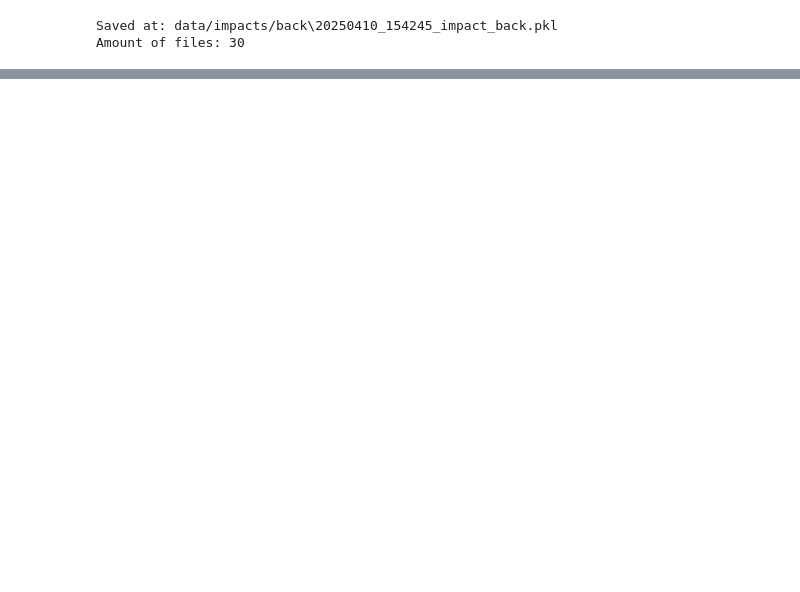
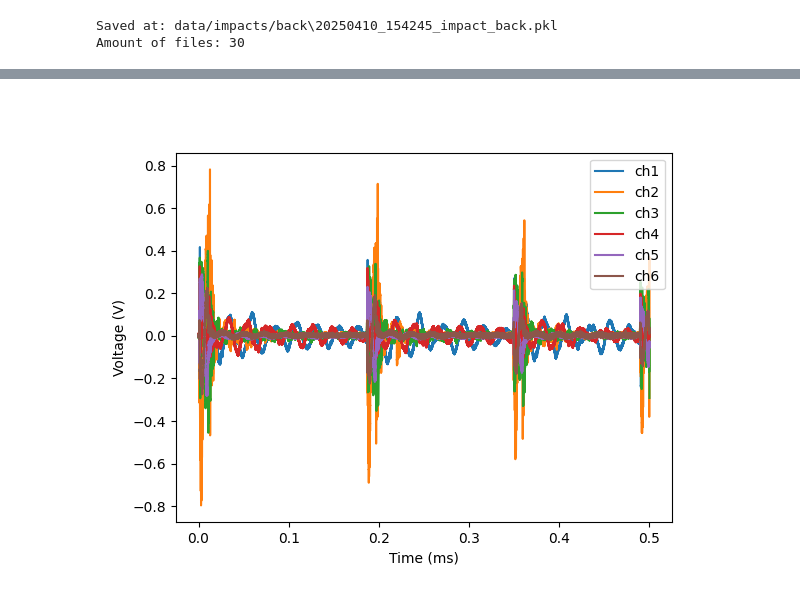
Before and after one commit to MrP123/scf_daq, a Jupyter notebook: main.ipynb, the cells around one changed output, grey strips where cells are left out. Drawn from its saved outputs; the diff is of its cells as text; code cells hidden in the pictures; blank space fills up the shorter version.

```diff
--- a/main.ipynb
+++ b/main.ipynb
@@ -279,0 +188,5 @@ plt.show()
+# %%
+%matplotlib widget
+fig, ax = my_plt.plot_raw_data()
+# %% [output]
+[figure, added]
```
Also changed, not shown: parts of 27 cells of this notebook, 6 other files.
